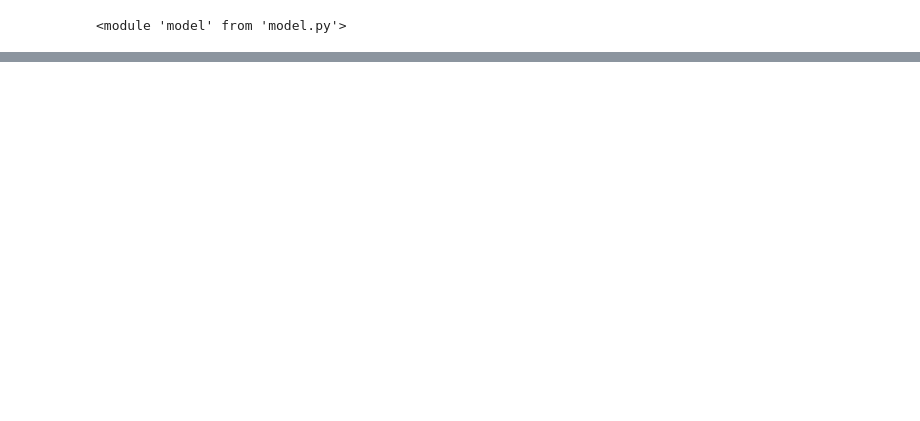
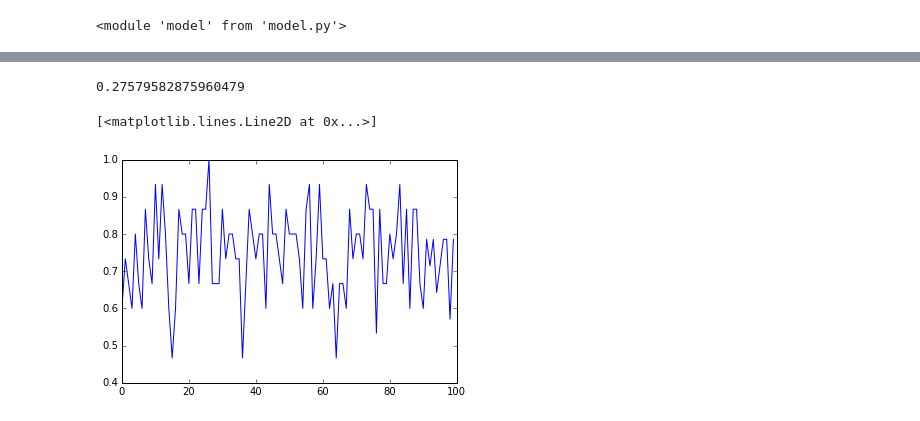
Before and after one commit to paulsef/zipfianpersonalproject, a Jupyter notebook: Untitled0.ipynb, the cells around one changed output, grey strips where cells are left out. Saved outputs shown, nothing was run; the diff lists cells and outputs as text; code cells hidden in the pictures; blank space fills up the shorter version.

```diff
--- a/Untitled0.ipynb
+++ b/Untitled0.ipynb
@@ -196,4 +129,0 @@ recall_df
-# %%
-from sklearn.covariance import EllipticEnvelope
-elec = EllipticEnvelope()
-elec.fit(fitted)
@@ -205,0 +181,2 @@ pickle.dump(pca, file('skpca.pkl', 'w'))
+# %%
+pca_rebalanced, balanced_target = model.balance(1.20, pd.DataFrame(fitted), target)
@@ -205,0 +187,15 @@ pickle.dump(pca, file('skpca.pkl', 'w'))
+# %%
+kf = KFold(len(balanced_target), n_folds = 100, indices=False, shuffle = True)
+# %%
+accuracy = []
+fbeta = []
+training = []
+testing = []
+for train, test in kf:
+    mod = SVC()
+    training.append(train)
+    testing.append(test)
+    mod.fit(pca_rebalanced[train], balanced_target[train])
+    preds = mod.predict(pca_rebalanced[test])
+    accuracy.append(metrics.accuracy_score(balanced_target[test], preds))
+    fbeta.append(metrics.fbeta_score(balanced_target[test], preds, 2))
@@ -205,0 +209,9 @@ pickle.dump(pca, file('skpca.pkl', 'w'))
+# %%
+max(fbeta)
+# %% [output]
+0.27579582875960479
+# %%
+plot(accuracy)
+# %% [output]
+[<matplotlib.lines.Line2D at 0x...>]
+[figure, added]
```
Also changed, not shown: parts of 31 cells of this notebook, 9 other files.
